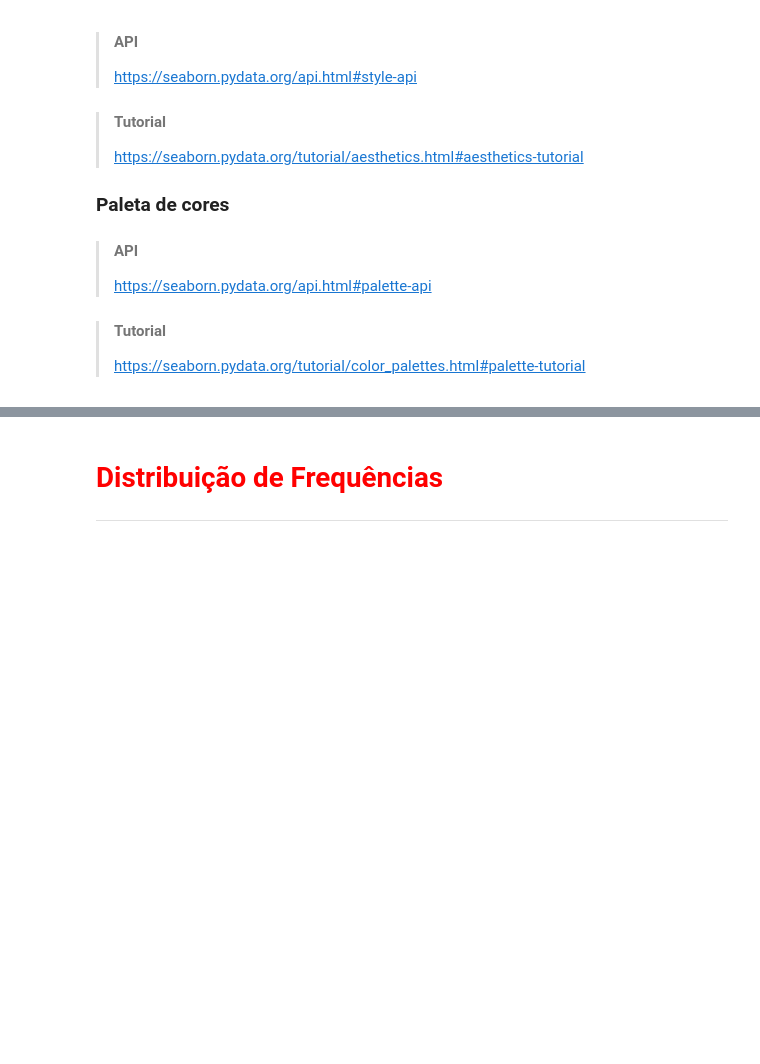
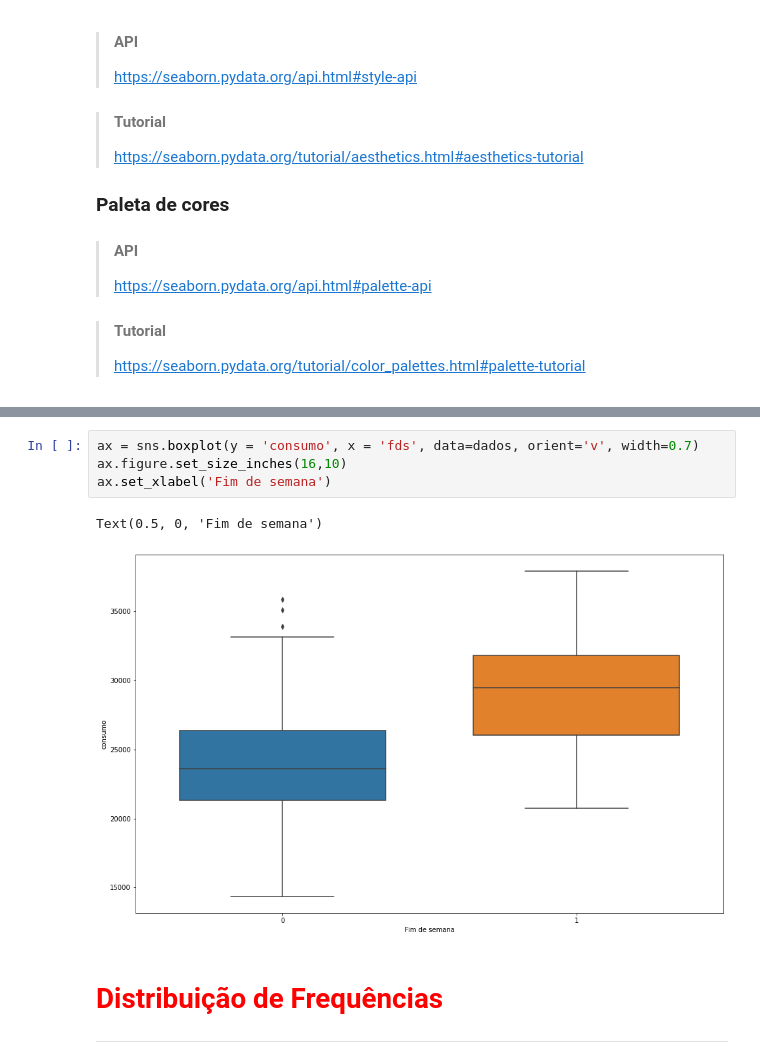
Before and after one commit to Marcus-Bernard0/data_science_alura, a Jupyter notebook: 8 - Regressão linear testando relações e prevendo resultados/Projeto/Regressão Linear.ipynb, the cells around one changed output, grey strips where cells are left out. Cells and saved outputs as stored; diff of their text form; blank space fills up the shorter version.

```diff
--- a/8 - Regressão linear testando relações e prevendo resultados/Projeto/Regressão Linear.ipynb
+++ b/8 - Regressão linear testando relações e prevendo resultados/Projeto/Regressão Linear.ipynb
@@ -161,3 +181,10 @@ https://seaborn.pydata.org/generated/seaborn.boxplot.html?highlight=boxplot#seab
+# %%
+ax = sns.boxplot(y = 'consumo', x = 'fds', data=dados, orient='v', width=0.7)
+ax.figure.set_size_inches(16,10)
+ax.set_xlabel('Fim de semana')
+# %% [output]
+Text(0.5, 0, 'Fim de semana')
+[figure, added]
 # %% [markdown]
 # <font color='red' style='font-size: 30px;'>Distribuição de Frequências</font>
 <hr style='border: 2px solid red;'>
```
Also changed, not shown: parts of 5 cells of this notebook.
